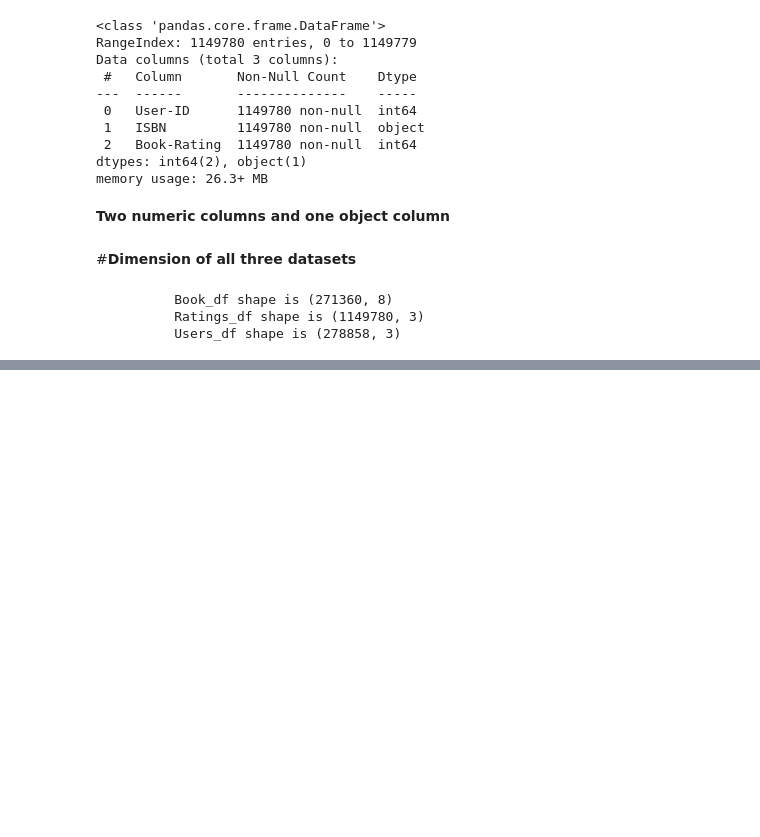
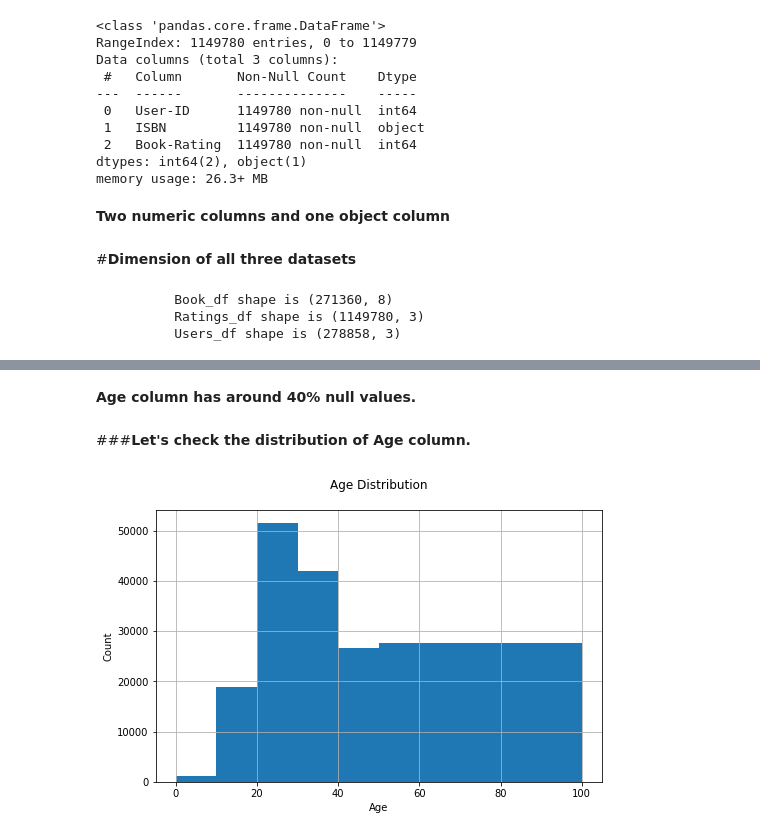
Before and after one commit to Preritp2/Book_Recommendation_System_Capstone_Project_4, a Jupyter notebook: Book_Recommendation_System_Prerit_Tyagi_Capstone_Project_4.ipynb, the cells around one changed output, grey strips where cells are left out. Drawn from its saved outputs; the diff is of its cells as text; code cells hidden in the pictures; blank space fills up the shorter version.

```diff
--- a/Book_Recommendation_System_Prerit_Tyagi_Capstone_Project_4.ipynb
+++ b/Book_Recommendation_System_Prerit_Tyagi_Capstone_Project_4.ipynb
@@ -227,0 +263,15 @@ print(f'''\t  Book_df shape is {books.shape}
+# %% [markdown]
+**Age column has around 40% null values.**
+# %% [markdown]
+###**Let's check the distribution of Age column.**
+# %%
+# Histplot showing distribution of age
+
+plt.figure(figsize=(8,5))
+users.Age.hist(bins=[0, 10, 20, 30, 40, 50, 100])
+plt.title('Age Distribution\n')
+plt.xlabel('Age')
+plt.ylabel('Count')
+plt.show()
+# %% [output]
+[figure, added]
```
Also changed, not shown: parts of 103 cells of this notebook.
